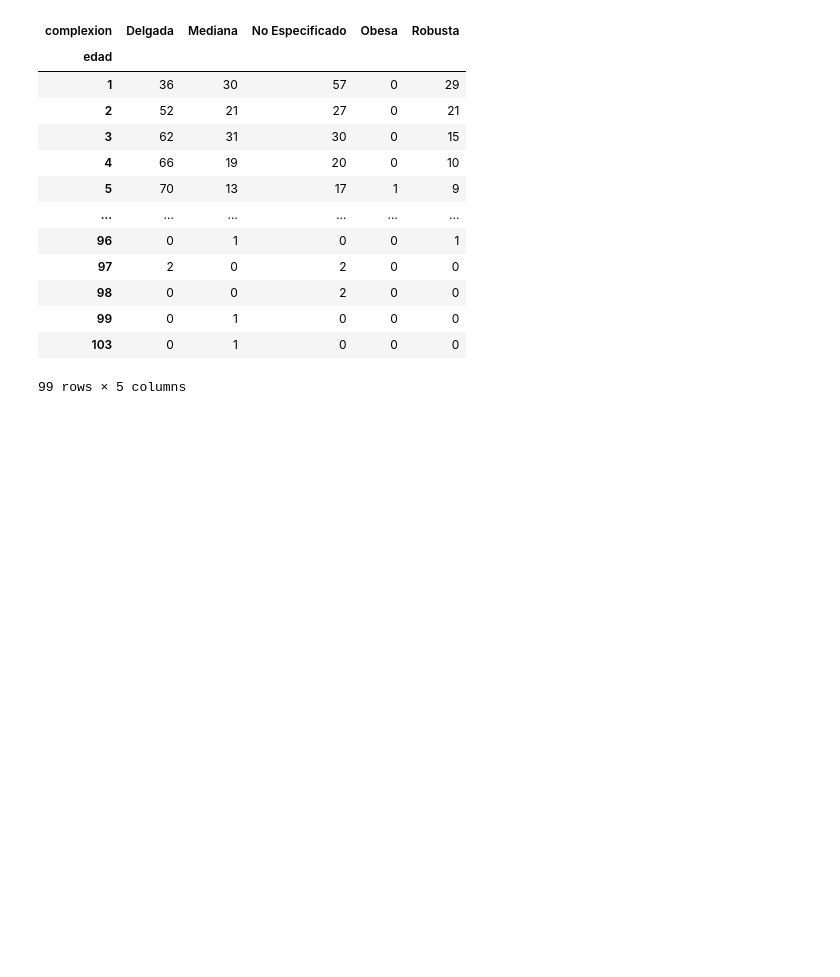
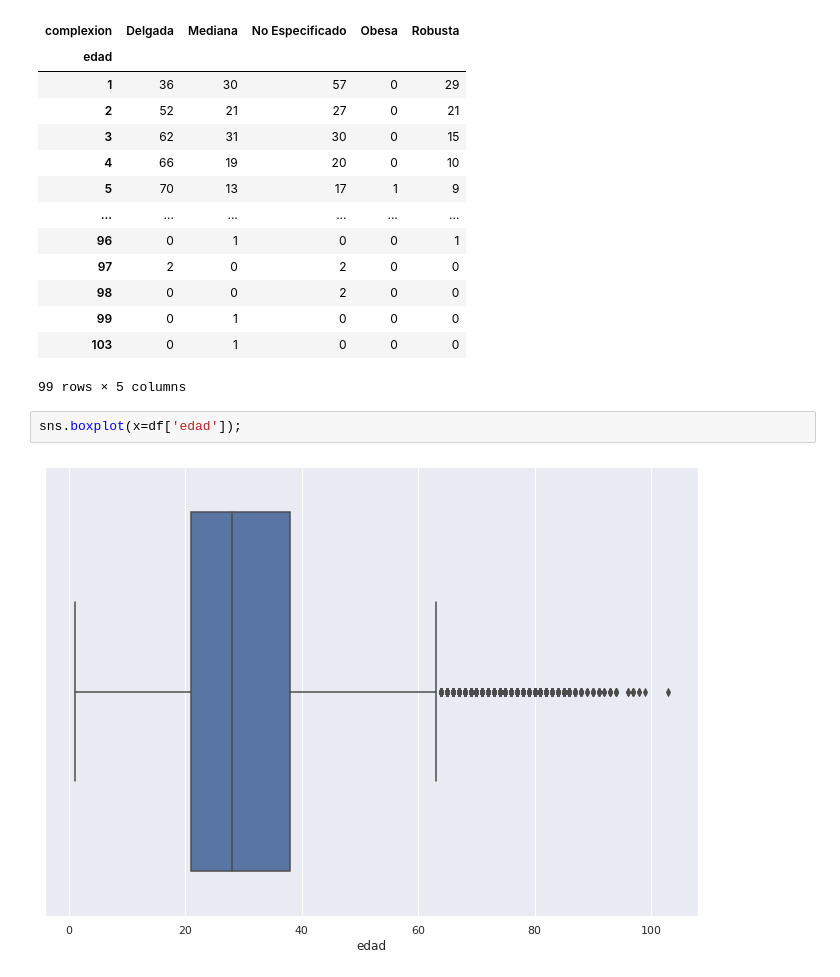
Before and after one commit to MinervaNunez/Proyecto-_Fase3_Python, a Jupyter notebook: Exporacon_Var_Cat.ipynb, the cells around one changed output. Cells and saved outputs as stored; diff of their text form; blank space fills up the shorter version.

```diff
--- a/Exporacon_Var_Cat.ipynb
+++ b/Exporacon_Var_Cat.ipynb
@@ -120,3 +120,7 @@ pd.crosstab(df['edad'], df['complexion'])
 | 99 | 0 | 1 | 0 | 0 | 0 |
 | 103 | 0 | 1 | 0 | 0 | 0 |
 99 rows × 5 columns
+# %%
+sns.boxplot(x=df['edad']);
+# %% [output]
+[figure, added]
```
Also changed, not shown: parts of 5 cells of this notebook.
